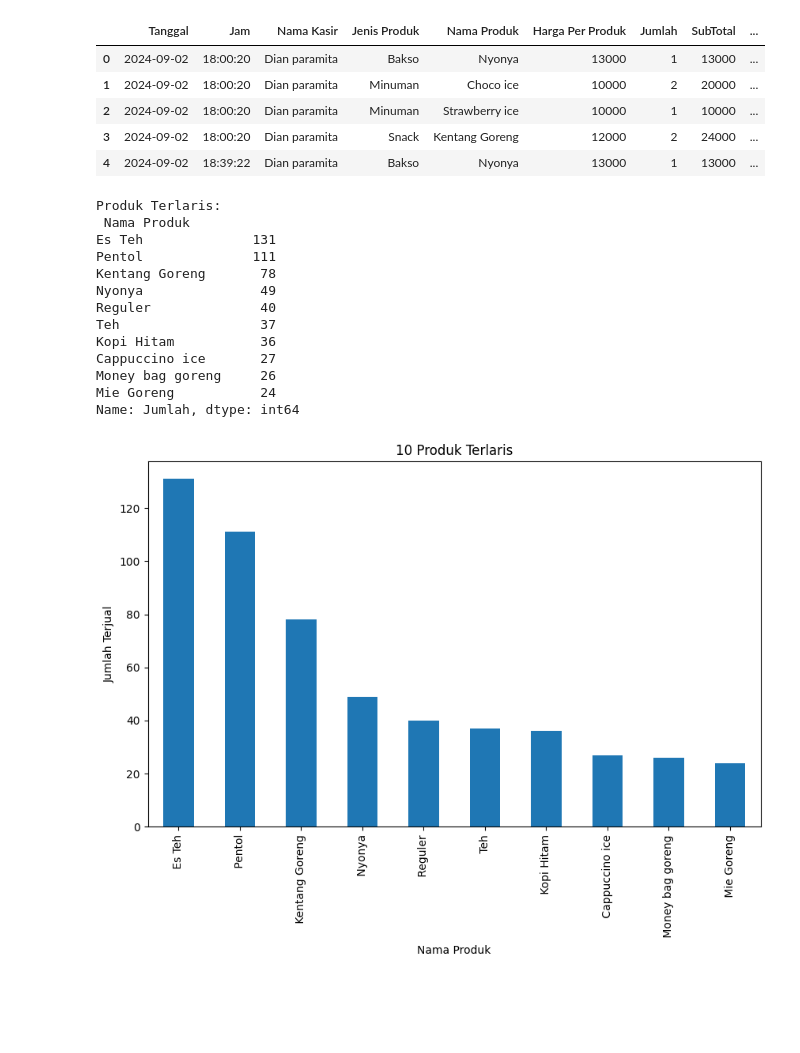
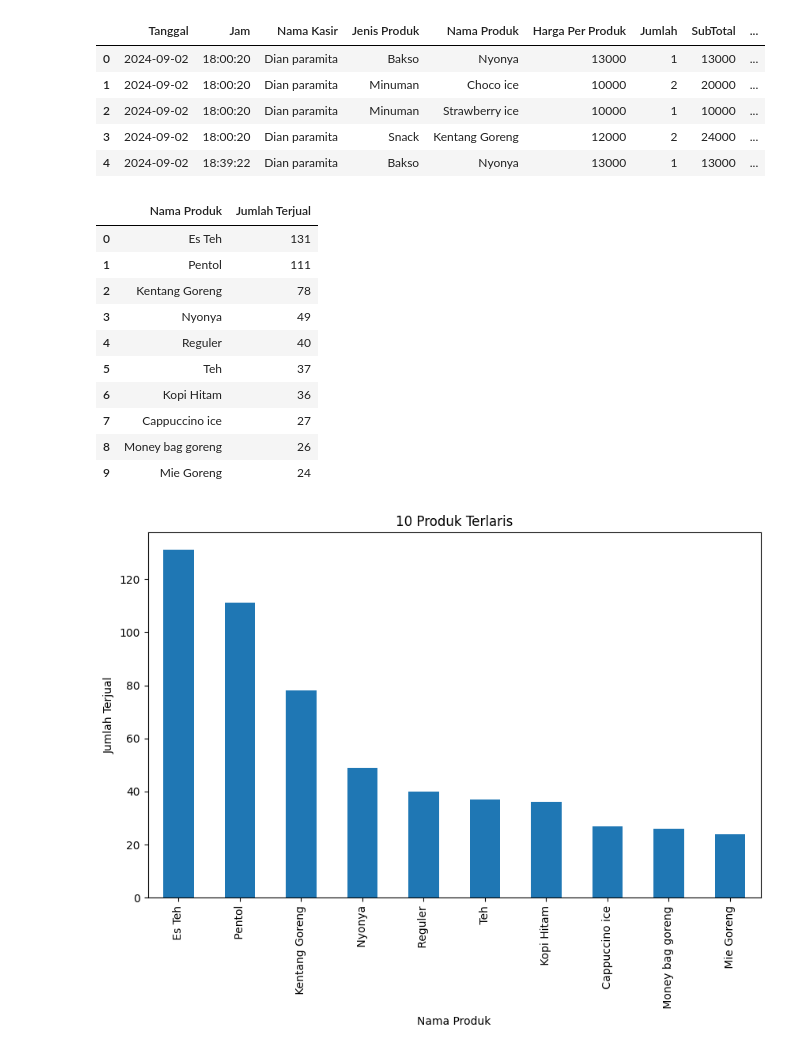
Before and after one commit to varqse/BBN_Data_Analytics, a Jupyter notebook: BBN_Big_Data_analysis.ipynb, the cells around one changed output. Cells and saved outputs as stored; diff of their text form; code cells hidden in the pictures; blank space fills up the shorter version.

```diff
--- a/BBN_Big_Data_analysis.ipynb
+++ b/BBN_Big_Data_analysis.ipynb
@@ -62,24 +62,28 @@ df.head()
 | 2 | 2024-09-02 | 18:00:20 | Dian paramita | Minuman | Strawberry ice | 10000 | 1 | 10000 | ... |
 | 3 | 2024-09-02 | 18:00:20 | Dian paramita | Snack | Kentang Goreng | 12000 | 2 | 24000 | ... |
 | 4 | 2024-09-02 | 18:39:22 | Dian paramita | Bakso | Nyonya | 13000 | 1 | 13000 | ... |
-# %%
-# Produk terlaris
-top_products = df.groupby('Nama Produk')['Jumlah'].sum().sort_values(ascending=False)
-print("Produk Terlaris:\n", top_products.head(10))
-# %% [output]
-Produk Terlaris:
- Nama Produk
-Es Teh              131
-Pentol              111
-Kentang Goreng       78
-Nyonya               49
-Reguler              40
-Teh                  37
-Kopi Hitam           36
-Cappuccino ice       27
-Money bag goreng     26
-Mie Goreng           24
-Name: Jumlah, dtype: int64
+# %%
+# Produk terlaris
+top_products = df.groupby('Nama Produk')['Jumlah'].sum().sort_values(ascending=False).head(10)
+
+# Convert to DataFrame for better display
+top_products_df = pd.DataFrame(top_products).reset_index()
+top_products_df.columns = ['Nama Produk', 'Jumlah Terjual']  # Rename columns
+
+# Display the table using display() for a formatted output in Colab
+display(top_products_df)
+# %% [output]
+|  | Nama Produk | Jumlah Terjual |
+| 0 | Es Teh | 131 |
+| 1 | Pentol | 111 |
+| 2 | Kentang Goreng | 78 |
+| 3 | Nyonya | 49 |
+| 4 | Reguler | 40 |
+| 5 | Teh | 37 |
+| 6 | Kopi Hitam | 36 |
+| 7 | Cappuccino ice | 27 |
+| 8 | Money bag goreng | 26 |
+| 9 | Mie Goreng | 24 |
 # %%
 top_products.head(10).plot(kind='bar', figsize=(10, 6), title='10 Produk Terlaris')
 plt.ylabel('Jumlah Terjual')
```
Also changed, not shown: parts of 5 cells of this notebook.
